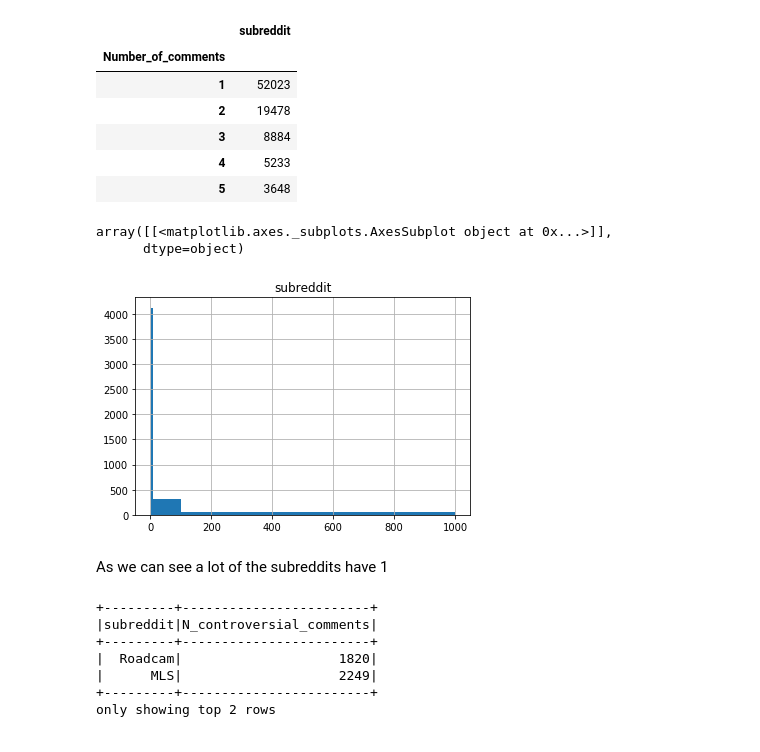
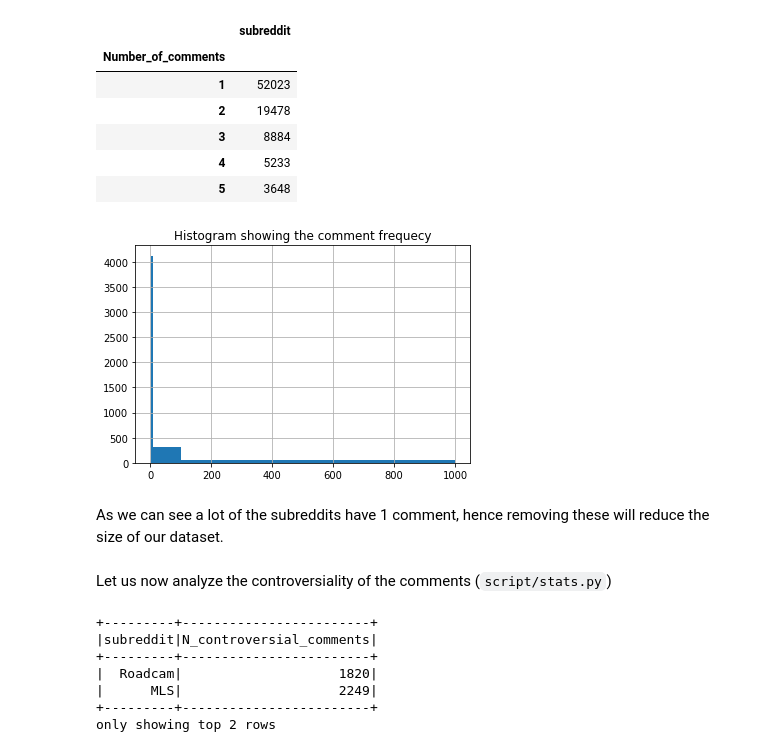
Before and after one commit to VashMKS/ada-project, a Jupyter notebook: Milestone 2.ipynb, the cells around one changed output. Drawn from its saved outputs; the diff is of its cells as text; code cells hidden in the pictures.

```diff
--- a/Milestone 2.ipynb
+++ b/Milestone 2.ipynb
@@ -408,11 +419,12 @@ n_subreddits_per_comment.head()
 | 4 | 5233 |
 | 5 | 3648 |
 # %%
-df_subreddit_count_pd.groupby('Number_of_comments').count().hist(bins=[1,10,100,1000])
+n_subreddits_per_comment.hist(bins = [1,10,100,1000]);
+plt.title('Histogram showing the comment frequecy');
 # %% [output]
-array([[<matplotlib.axes._subplots.AxesSubplot object at 0x...>]],
-      dtype=object)
-[figure, old version]
+[figure, new version]
 # %% [markdown]
-As we can see a lot of the subreddits have 1
+As we can see a lot of the subreddits have 1 comment, hence removing these will reduce the size of our dataset.
+# %% [markdown]
+Let us now analyze the controversiality of the comments (`script/stats.py`)
 # %%
```
Also changed, not shown: parts of 6 cells of this notebook.
